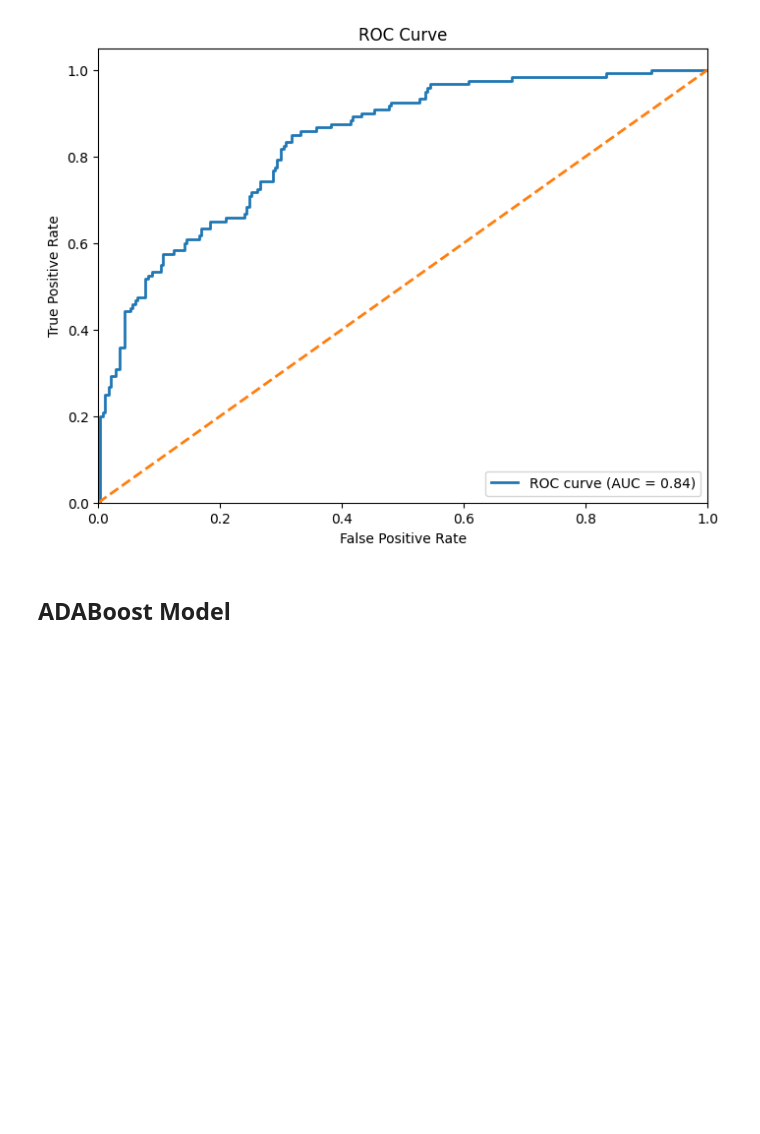
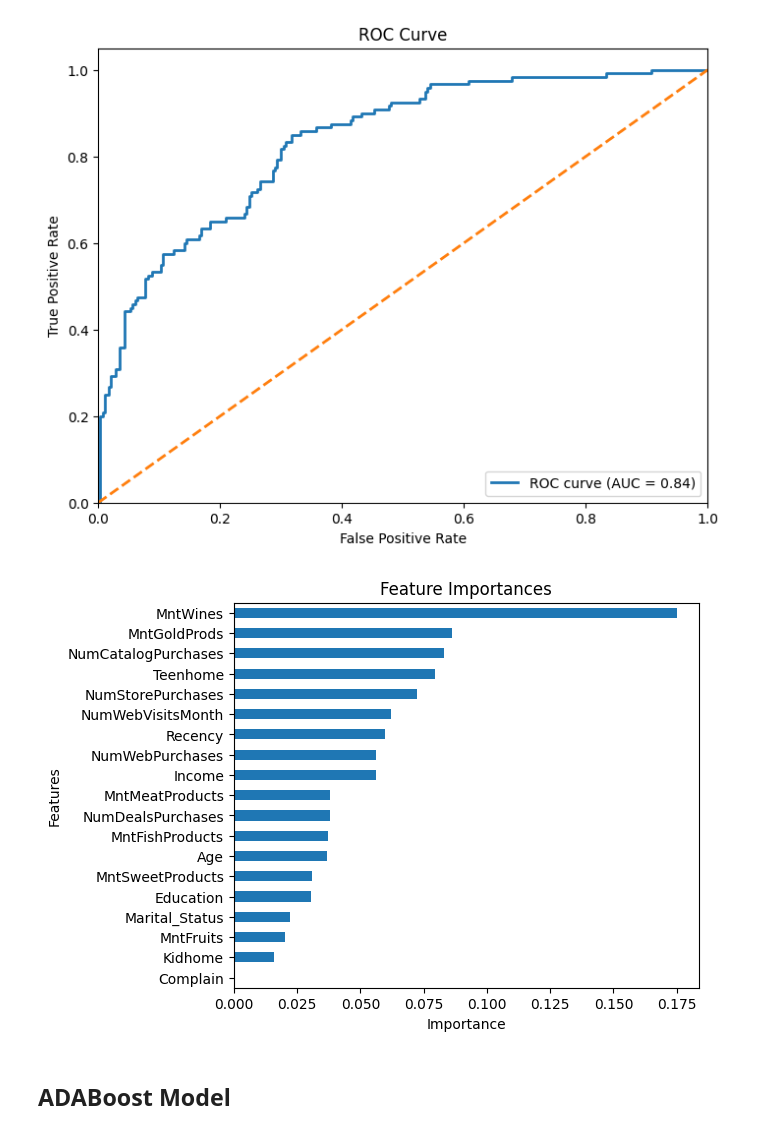
Before and after one commit to kimvkemenade/DIiA_team16, a Jupyter notebook: DM_Assignment_2.ipynb, the cells around one changed output. Drawn from its saved outputs; the diff is of its cells as text; code cells hidden in the pictures; blank space fills up the shorter version.

Commit message:
added feature importance plot

```diff
--- a/DM_Assignment_2.ipynb
+++ b/DM_Assignment_2.ipynb
@@ -829,6 +829,20 @@ plt.legend(loc='lower right')
 plt.show()
 # %% [output]
 [figure]
+# %%
+# get feature importances from the best model
+feature_importances = best_xgb_model.feature_importances_
+feature_importance_series = pd.Series(feature_importances, index=X.columns).sort_values()
+
+# plotting the feature importances
+plt.figure(figsize=(6, 5))
+feature_importance_series.plot(kind='barh')
+plt.title('Feature Importances')
+plt.xlabel('Importance')
+plt.ylabel('Features')
+plt.show()
+# %% [output]
+[figure, added]
 # %% [markdown]
 ## ADABoost Model
 # %% [markdown]
```
